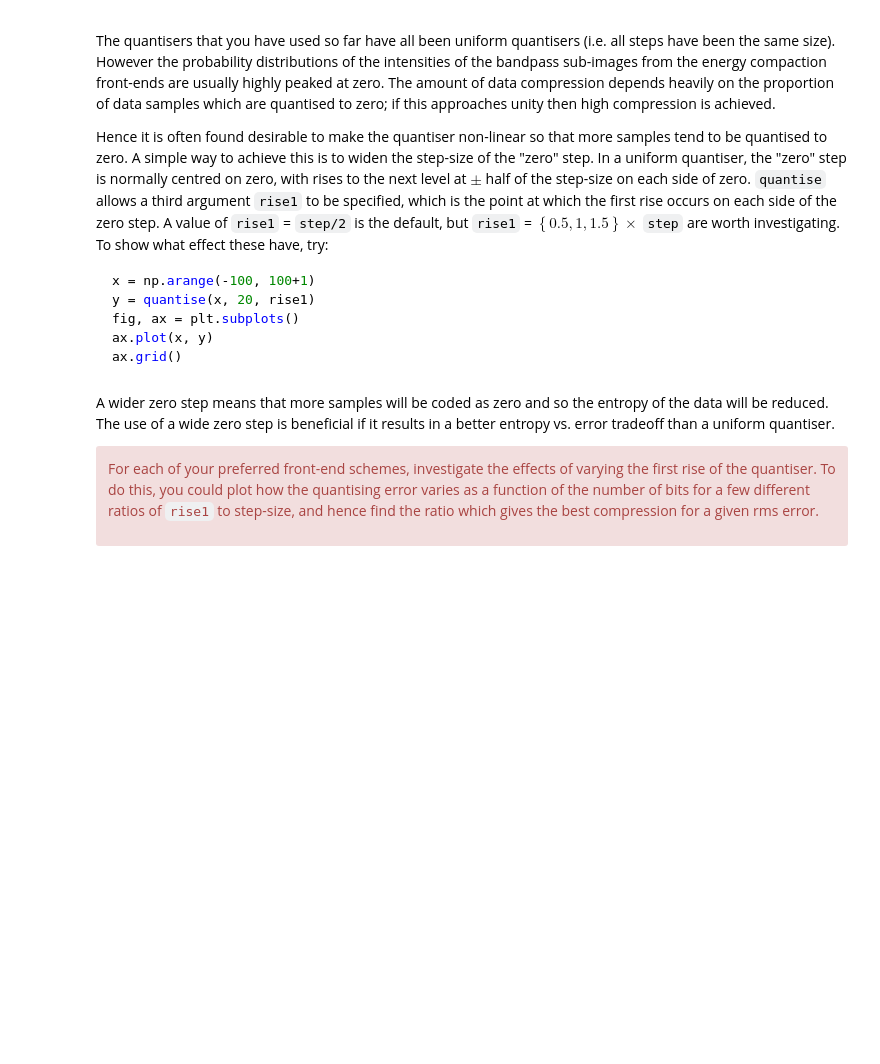
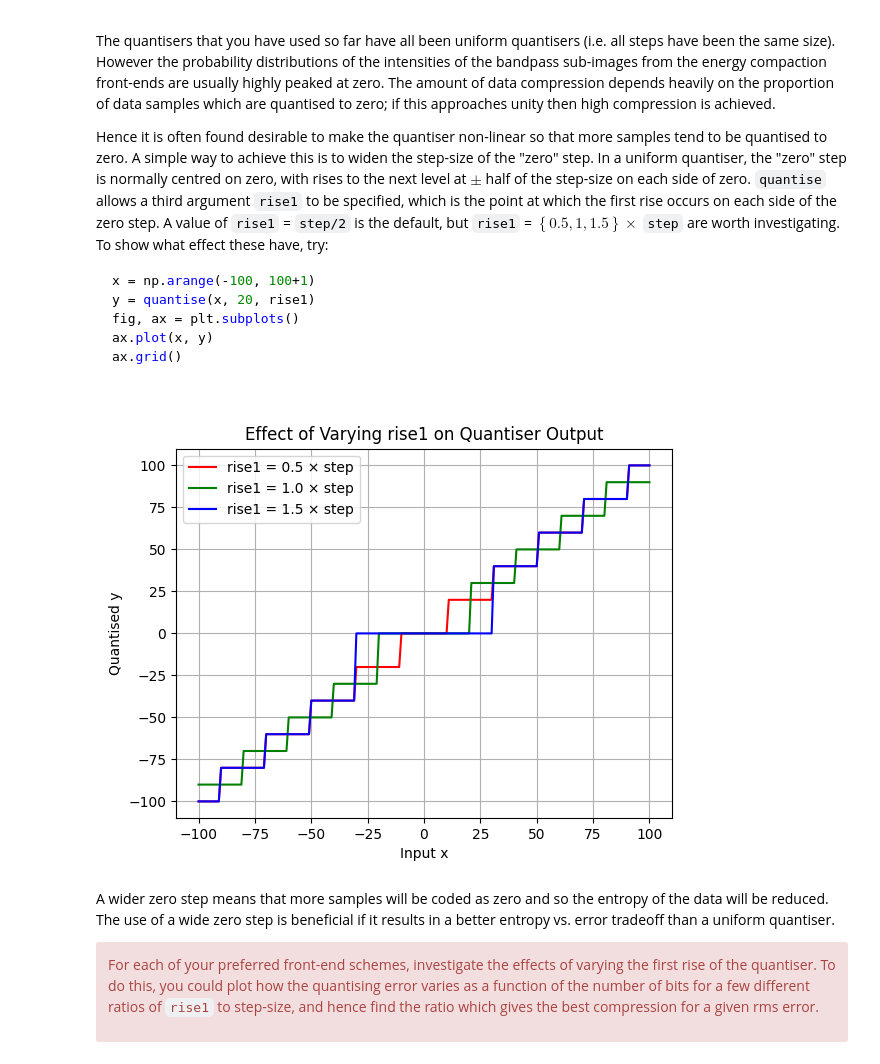
Before and after one commit to dt536/diya_cued_sf2_lab, a Jupyter notebook: 10-11-selection-centre-clipped.ipynb, the cells around one changed output. Saved outputs shown, nothing was run; the diff lists cells and outputs as text; code cells hidden in the pictures; blank space fills up the shorter version.

```diff
--- a/10-11-selection-centre-clipped.ipynb
+++ b/10-11-selection-centre-clipped.ipynb
@@ -108,3 +106,51 @@ ax.grid()
+# %%
+# your code here
+
+import numpy as np
+
+import matplotlib.pyplot as plt
+
+
+
+x = np.arange(-100, 101)
+
+step = 20
+
+
+
+rise1_values = [0.5, 1.0, 1.5]
+
+colors = ['r', 'g', 'b']
+
+labels = [f"rise1 = {r} × step" for r in rise1_values]
+
+
+
+fig, ax = plt.subplots()
+
+
+
+for rise1, color, label in zip(rise1_values, colors, labels):
+
+    y = quantise(x, step, rise1 * step)
+
+    ax.plot(x, y, label=label, color=color)
+
+
+
+ax.set_title("Effect of Varying rise1 on Quantiser Output")
+
+ax.set_xlabel("Input x")
+
+ax.set_ylabel("Quantised y")
+
+ax.grid(True)
+
+ax.legend()
+
+plt.show()
+# %% [output]
+[figure, added]
 # %% [markdown]
 A wider zero step means that more samples will be coded as zero and so the
 entropy of the data will be reduced.  The use of a wide zero step is
```
Also changed, not shown: parts of 1 cell of this notebook, 1 other file.
